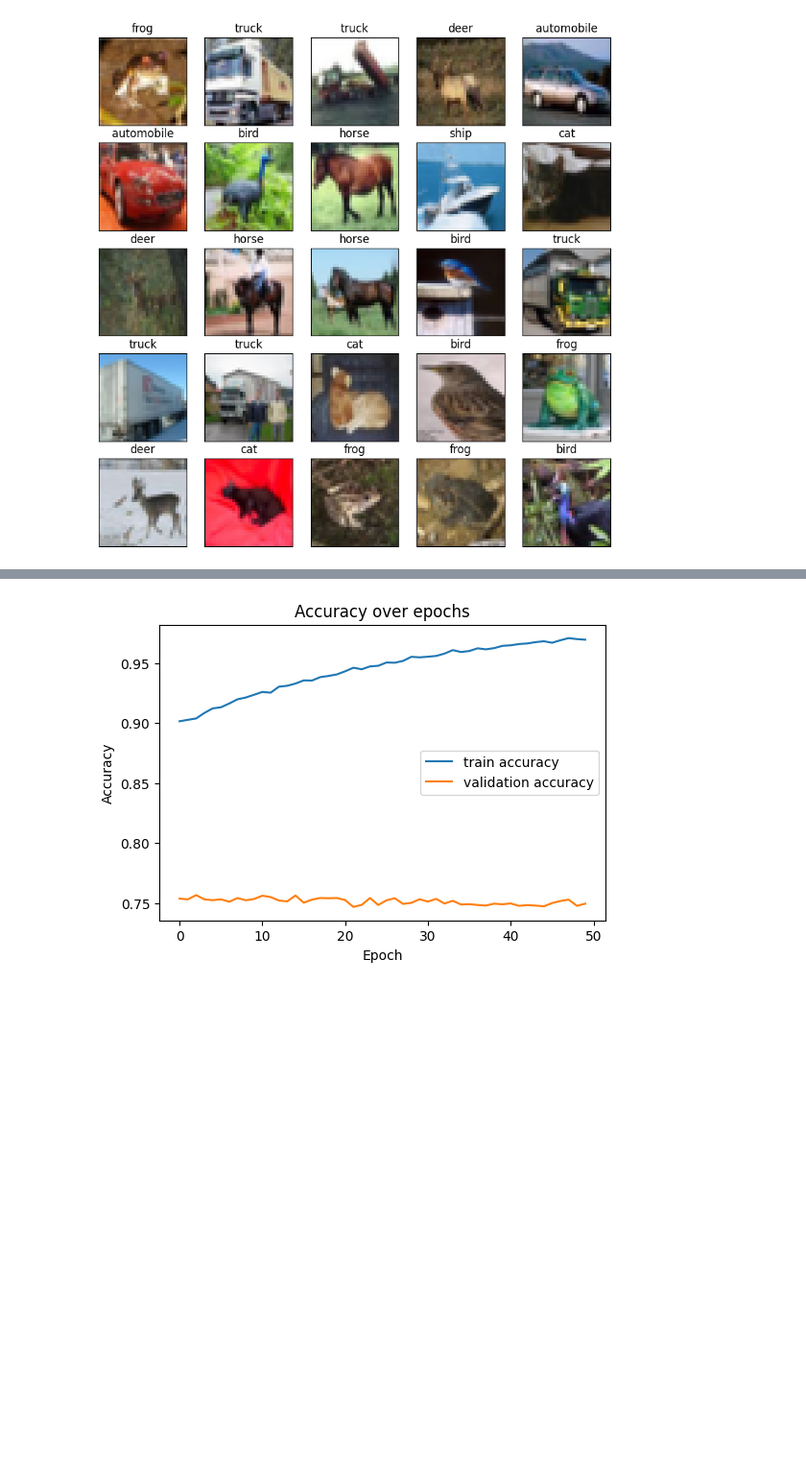
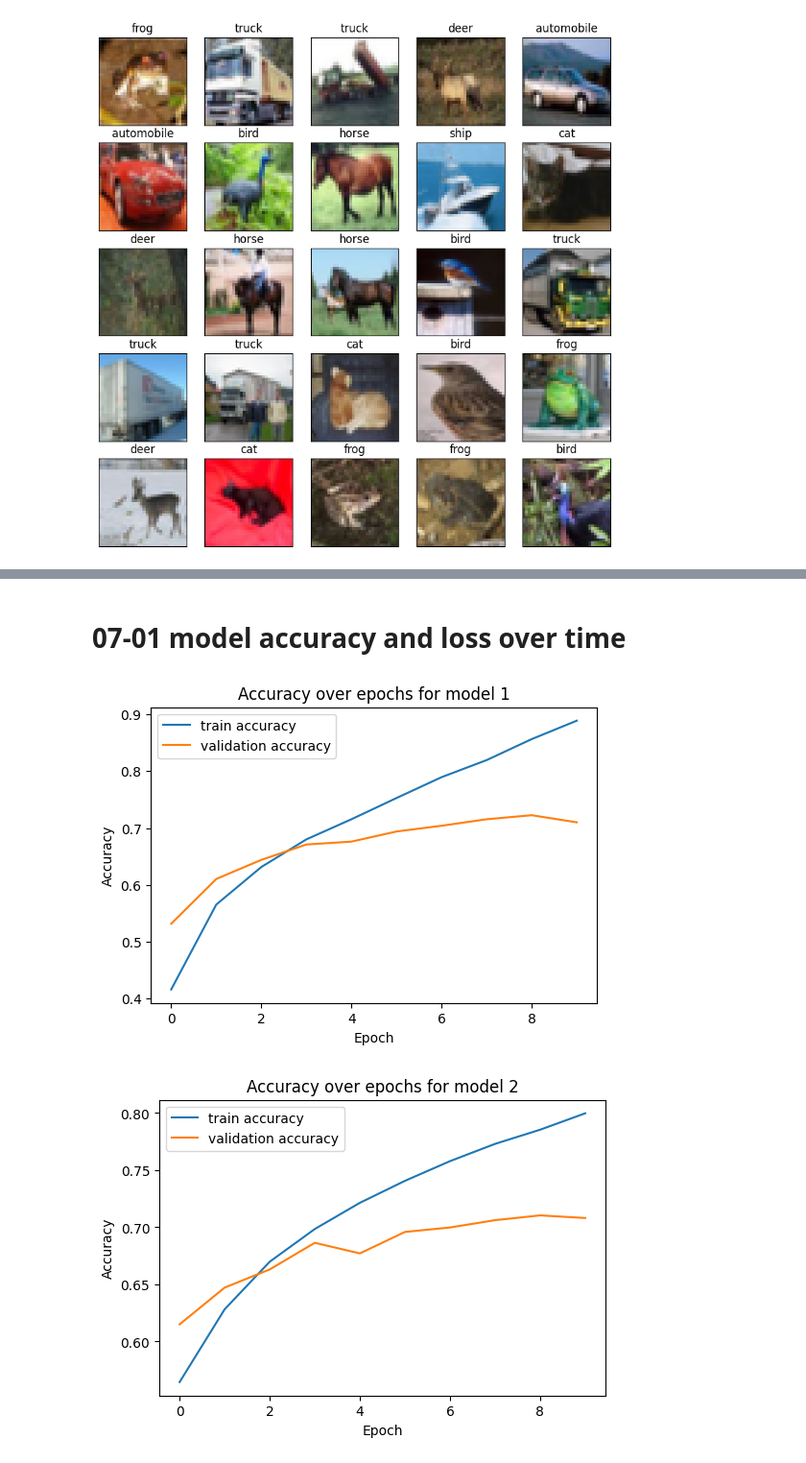
Before and after one commit to KevinChoi05/Advanced_Python, a Jupyter notebook: Final_Project.ipynb, the cells around one changed output, grey strips where cells are left out. Shown at 96% size. Saved outputs shown, nothing was run; the diff lists cells and outputs as text; code cells hidden in the pictures; blank space fills up the shorter version.

```diff
--- a/Final_Project.ipynb
+++ b/Final_Project.ipynb
@@ -10,3 +14,6 @@ from tensorflow import keras
+# %%
+(train_images, train_labels), (test_images, test_labels) = datasets.cifar10.load_data()
+train_images, test_images = train_images / 255.0, test_images / 255.0
 # %%
 tf.keras.datasets.cifar10.load_data()
 # %% [output]
@@ -187,0 +214,19 @@ WARNING:absl:There is a known slowdown when using v2.11+ Keras optimizers on M1/
+# %%
+model2 = models.Sequential()
+model2.add(layers.Conv2D(32, (3, 3), activation='relu', input_shape=(32, 32, 3)))
+model2.add(layers.MaxPooling2D((2, 2)))
+model2.add(layers.Conv2D(64, (3, 3), activation='relu'))
+model2.add(layers.MaxPooling2D((2, 2)))
+model2.add(layers.Conv2D(64, (3, 3), activation='relu'))
+
+model2.add(layers.Flatten())
+model2.add(layers.Dense(64, activation='relu'))
+model2.add(layers.Dense(10))
+
+model2.summary()
+
+
+
+model2.compile(optimizer='adam',
+              loss=tf.keras.losses.SparseCategoricalCrossentropy(from_logits=True),
+              metrics=['accuracy'])
@@ -188,3 +253,4 @@ WARNING:absl:There is a known slowdown when using v2.11+ Keras optimizers on M1/
 # %%
-history = model.fit(X_train, y_train, epochs=50, batch_size=64, validation_data=(X_test, y_test))
+history = model.fit(X_train, y_train, epochs=10, validation_data=(X_test, y_test))
+history2 = model2.fit(train_images, train_labels, epochs=10, validation_data=(test_images, test_labels))
 # %% [output]
@@ -219,15 +292,27 @@ Test loss:  1.069994330406189
+# %% [markdown]
+# 07-01 model accuracy and loss over time
 # %%
 
 plt.figure(figsize=(6,4))
 plt.plot(history.history['accuracy'], label='train accuracy')
 plt.plot(history.history['val_accuracy'], label='validation accuracy')
-plt.title('Accuracy over epochs')
+plt.title('Accuracy over epochs for model 1')
 plt.ylabel('Accuracy')
 plt.xlabel('Epoch')
 plt.legend()
 plt.show()
+
+plt.figure(figsize=(6,4))
+plt.plot(history2.history['accuracy'], label='train accuracy')
+plt.plot(history2.history['val_accuracy'], label='validation accuracy')
+plt.title('Accuracy over epochs for model 2')
+plt.ylabel('Accuracy')
+plt.xlabel('Epoch')
+plt.legend()
+plt.show()
 # %% [output]
-[figure, old version]
+[figure, new version]
+[figure, added]
 # %%
 plt.figure(figsize=(6,4))
 plt.plot(history.history['loss'], label='train loss')
```
Also changed, not shown: parts of 35 cells of this notebook.
